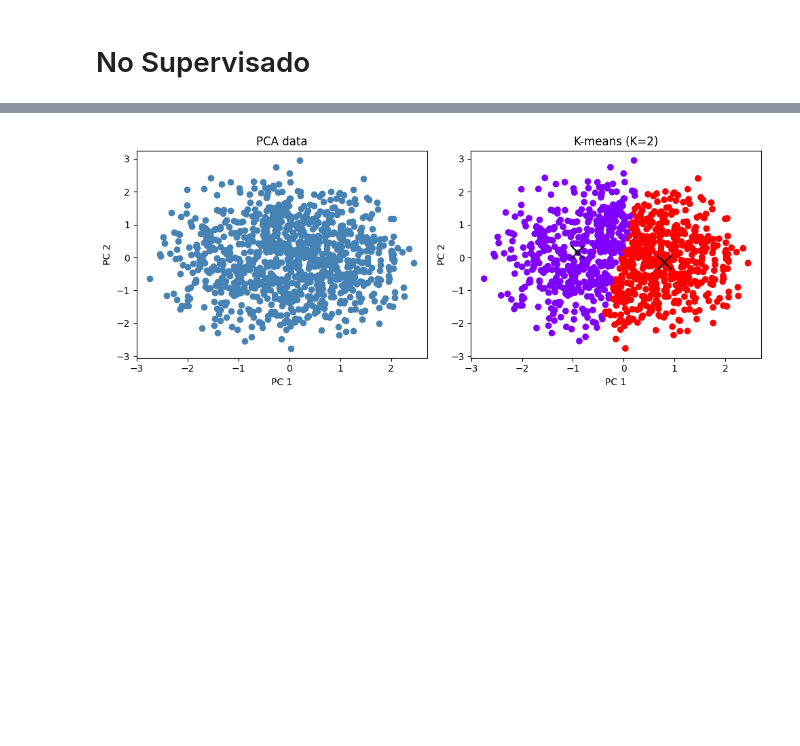
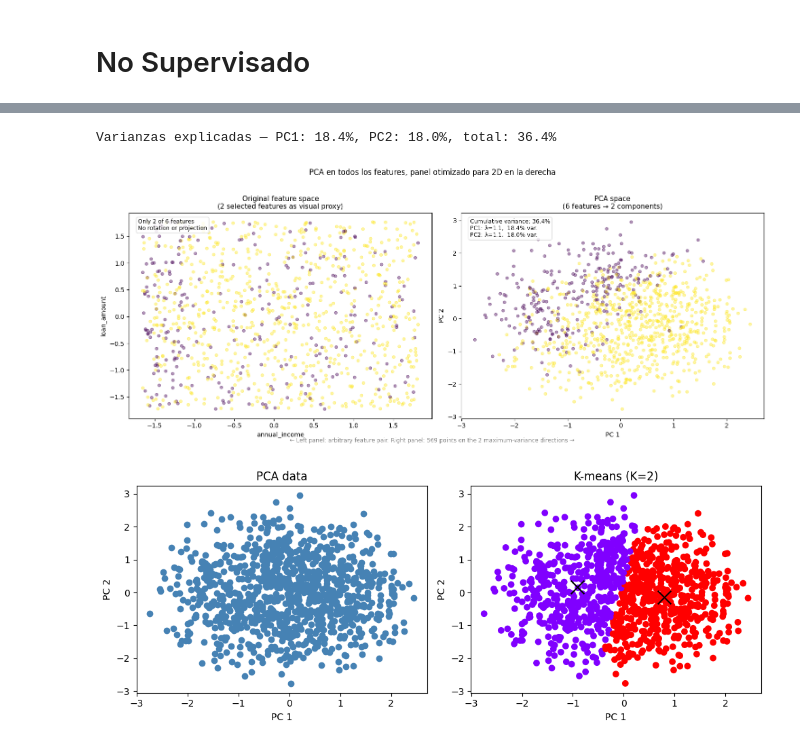
Before and after one commit to Khyii/ia1-los_banqueros-prediccion_aprobacion_de_prestamo, a Jupyter notebook: notebooks/unsupervised_learning.ipynb, the cells around one changed output, grey strips where cells are left out. Cells and saved outputs as stored; diff of their text form; code cells hidden in the pictures; blank space fills up the shorter version.

```diff
--- a/notebooks/unsupervised_learning.ipynb
+++ b/notebooks/unsupervised_learning.ipynb
@@ -307 +306,81 @@ Se seleccionó **TensorFlow/Keras** como framework para la implementación de la
+# %%
+#@title Reductor de dimensiones (PCA)
+
+#Creación y aplicación del PCA
+pca = PCA(n_components = 2, random_state=21)
+X_pca = pca.fit_transform(X_scaled)
+
+#Visualización
+explained = pca.explained_variance_
+ratio = pca.explained_variance_ratio_
+print(f"Varianzas explicadas — PC1: {ratio[0]:.1%}, PC2: {ratio[1]:.1%}, total: {ratio.sum():.1%}")
+
+feature1 = 0
+feature2 = 1
+
+feat_x = FEATURES[feature1]
+feat_y = FEATURES[feature2]
+
+fig, (ax_orig, ax_pca) = plt.subplots(1, 2, figsize=(15, 6))
+
+ax_orig.scatter(
+    X_scaled[:, feature1], X_scaled[:, feature2], c=y, alpha=0.4, s=20
+)
+ax_orig.set_xlabel(feat_x)
+ax_orig.set_ylabel(feat_y)
+ax_orig.set_title(
+    "Original feature space\n(2 selected features as visual proxy)",
+    fontsize=11,
+)
+ax_orig.text(
+    0.03,
+    0.97,
+    f"Only 2 of {X.shape[1]} features\nNo rotation or projection",
+    transform=ax_orig.transAxes,
+    va="top",
+    fontsize=9,
+    bbox=dict(boxstyle="round", facecolor="white", alpha=0.85, edgecolor="lightgray"),
+)
+
+ax_pca.scatter(X_pca[:, 0], X_pca[:, 1], c=y, alpha=0.4, s=20)
+ax_pca.set_xlabel("PC 1")
+ax_pca.set_ylabel("PC 2")
+ax_pca.set_title(
+    f"PCA space\n({X.shape[1]} features → 2 components)",
+    fontsize=11,
+)
+stats = (
+    f"Cumulative variance: {ratio.sum():.1%}\n"
+    f"PC1: λ={explained[0]:.1f},  {ratio[0]:.1%} var.\n"
+    f"PC2: λ={explained[1]:.1f},  {ratio[1]:.1%} var."
+)
+ax_pca.text(
+    0.03,
+    0.97,
+    stats,
+    transform=ax_pca.transAxes,
+    va="top",
+    fontsize=9,
+    bbox=dict(boxstyle="round", facecolor="white", alpha=0.85, edgecolor="lightgray"),
+)
+
+fig.suptitle(
+    "PCA en todos los features, panel otimizado para 2D en la derecha",
+    fontsize=12,
+    y=1.02,
+)
+fig.text(
+    0.5,
+    0.01,
+    "← Left panel: arbitrary feature pair. "
+    "Right panel: 569 points on the 2 maximum-variance directions →",
+    ha="center",
+    fontsize=9,
+    color="gray",
+)
+plt.tight_layout()
+plt.show()
+# %% [output]
+Varianzas explicadas — PC1: 18.4%, PC2: 18.0%, total: 36.4%
+[figure, added]
 # %%
```
Also changed, not shown: parts of 7 cells of this notebook.
